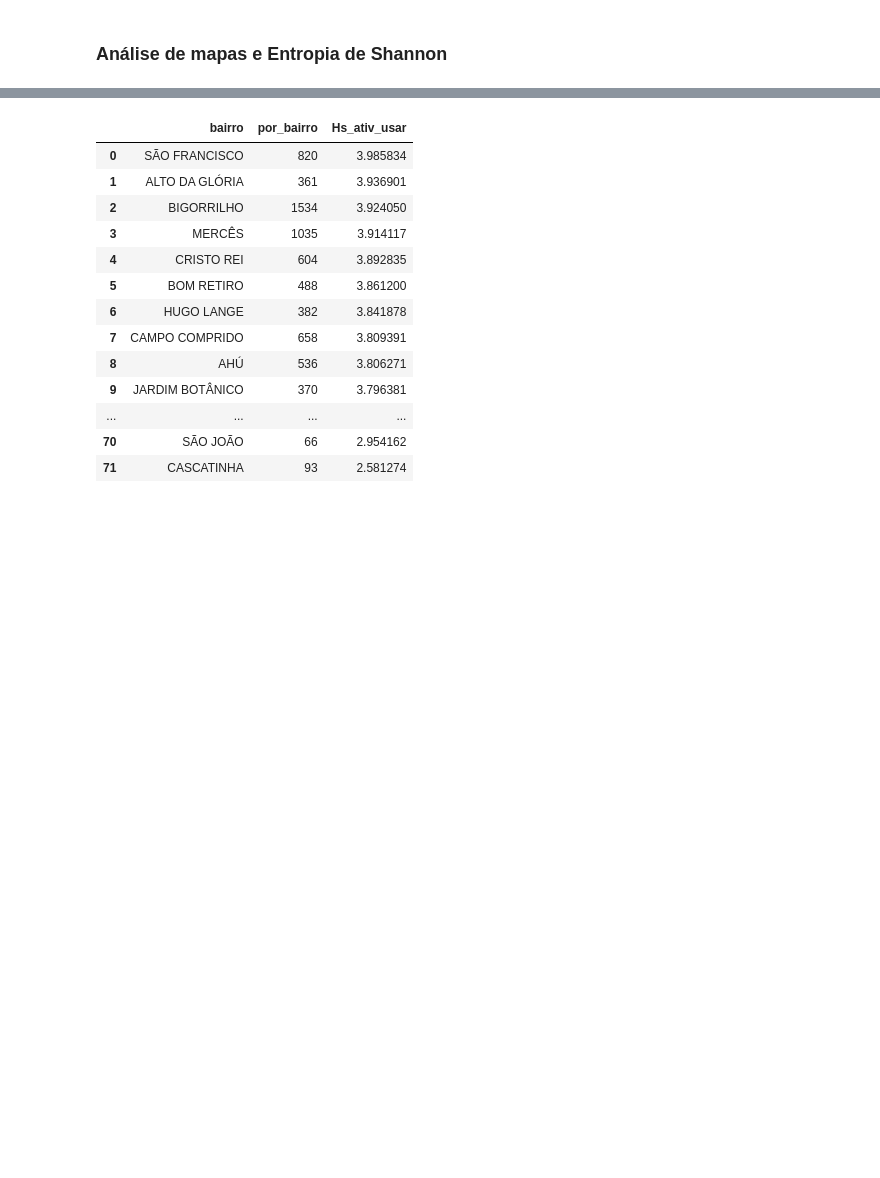
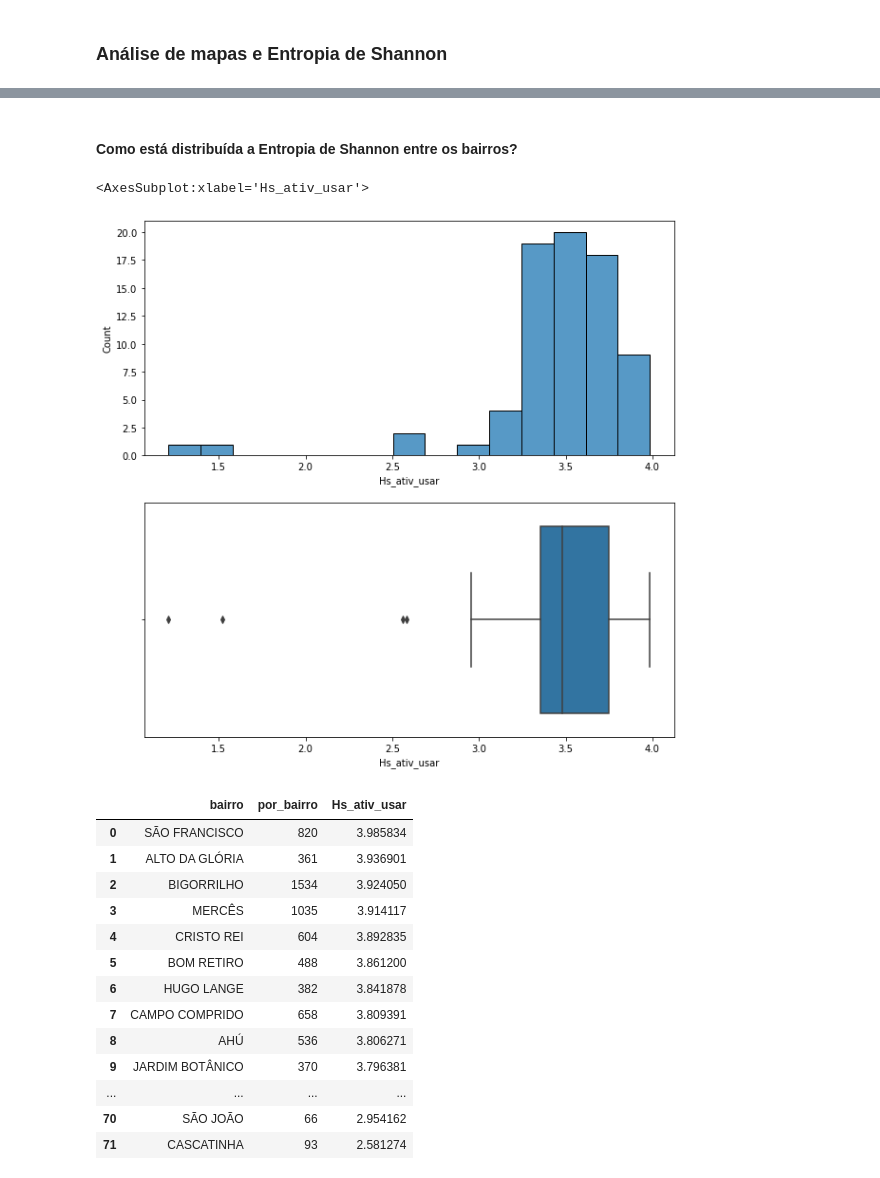
Before and after one commit to avaraujojr/tcc_alcides_alvaras, a Jupyter notebook: notebooks/alvaras_cwb.ipynb, the cells around one changed output, grey strips where cells are left out. Drawn from its saved outputs; the diff is of its cells as text; code cells hidden in the pictures; blank space fills up the shorter version.

```diff
--- a/notebooks/alvaras_cwb.ipynb
+++ b/notebooks/alvaras_cwb.ipynb
@@ -648,3 +636,16 @@ sns.boxplot(data = df_por_bairro_por_ativ, x = 'Hs_ativ_usar')
+# %% [markdown]
+#### Como está distribuída a Entropia de Shannon entre os bairros?
+# %%
+fig_geral = plt.figure(figsize = (10,10))
+
+ax1 = plt.subplot(211)
+sns.histplot(data = df_por_bairro_por_ativ, x = 'Hs_ativ_usar', ax = ax1)
+
+ax2 = plt.subplot(212)
+sns.boxplot(data = df_por_bairro_por_ativ, x = 'Hs_ativ_usar', ax = ax2)
+# %% [output]
+<AxesSubplot:xlabel='Hs_ativ_usar'>
+[figure, added]
 # %%
 df_por_bairro_por_ativ.sort_values(by = 'Hs_ativ_usar', ascending = False).reset_index(drop=True).style
 # %% [output]
```
Also changed, not shown: parts of 40 cells of this notebook.
